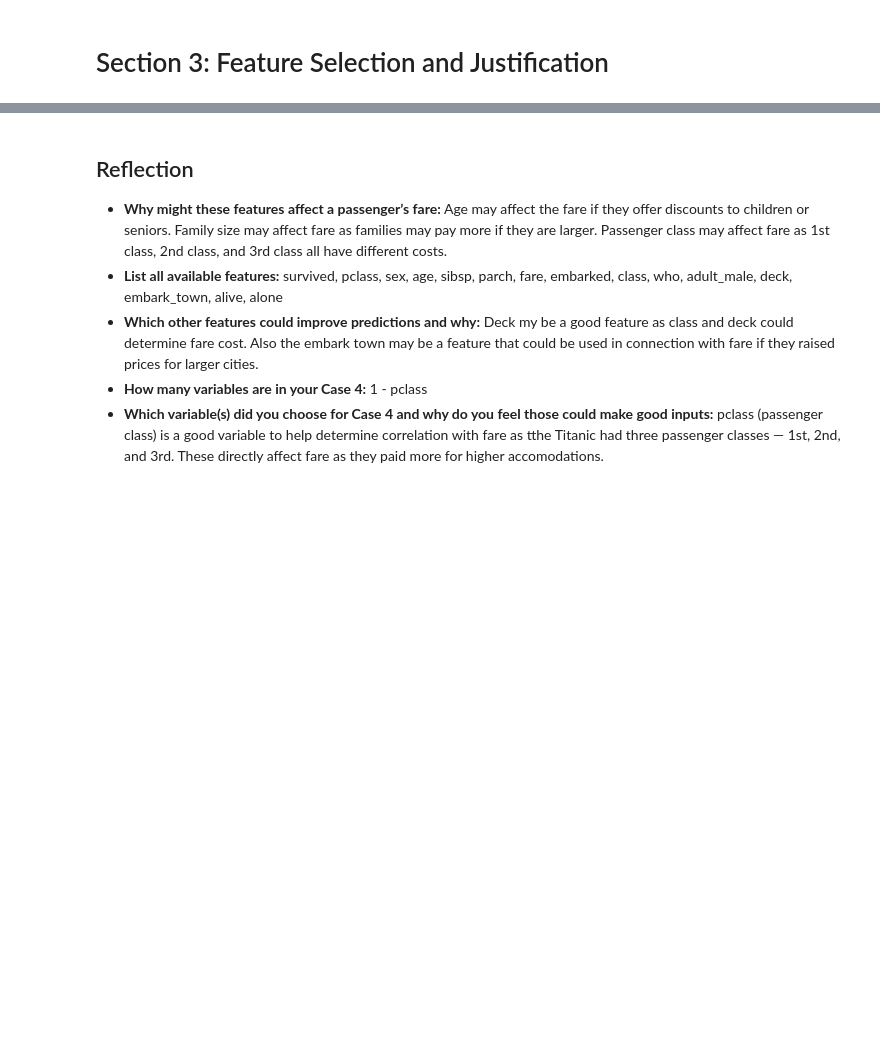
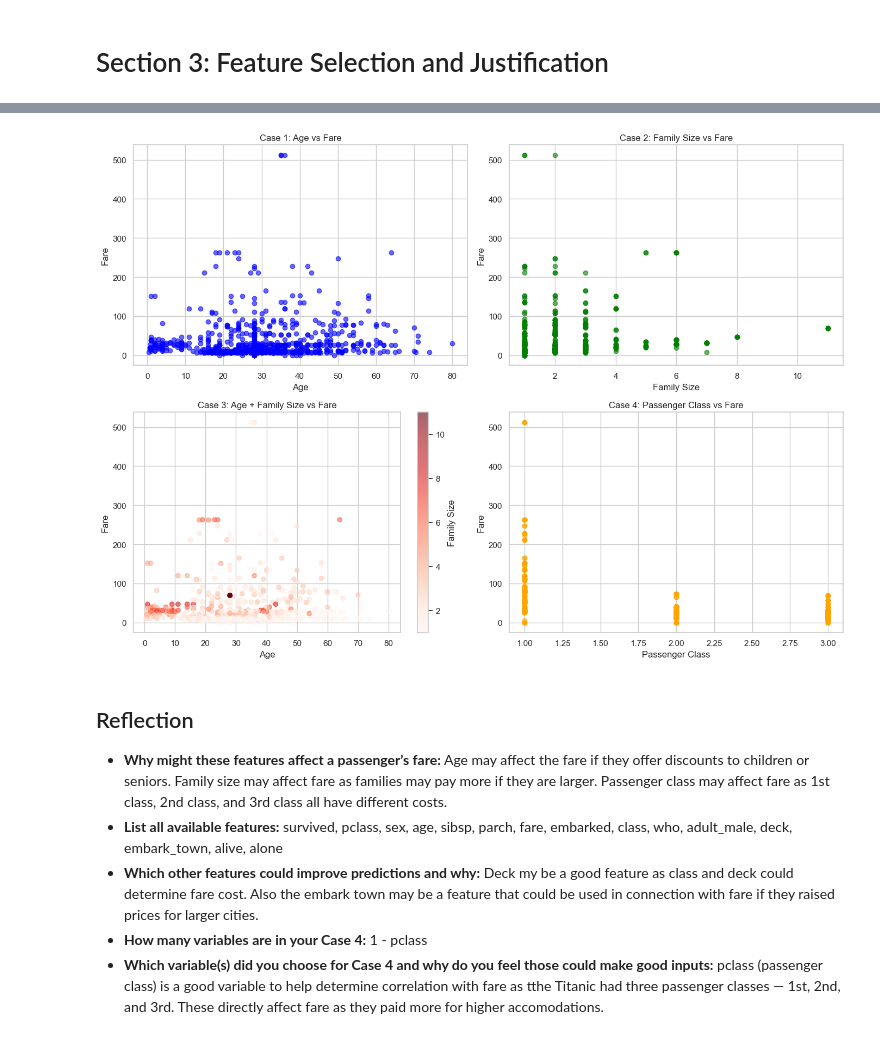
Before and after one commit to LFoster03/applied-ml-foster, a Jupyter notebook: notebooks/project04/ml04_foster.ipynb, the cells around one changed output, grey strips where cells are left out. Saved outputs shown, nothing was run; the diff lists cells and outputs as text; code cells hidden in the pictures; blank space fills up the shorter version.

```diff
--- a/notebooks/project04/ml04_foster.ipynb
+++ b/notebooks/project04/ml04_foster.ipynb
@@ -60,3 +106,37 @@ y4 = titanic["fare"]
+# %%
+fig, axes = plt.subplots(2, 2, figsize=(14, 10))
+
+# Case 1: Age vs Fare
+axes[0, 0].scatter(titanic['age'], titanic['fare'], alpha=0.6, color='blue')
+axes[0, 0].set_title("Case 1: Age vs Fare")
+axes[0, 0].set_xlabel("Age")
+axes[0, 0].set_ylabel("Fare")
+
+# Case 2: Family Size vs Fare
+axes[0, 1].scatter(titanic['family_size'], titanic['fare'], alpha=0.6, color='green')
+axes[0, 1].set_title("Case 2: Family Size vs Fare")
+axes[0, 1].set_xlabel("Family Size")
+axes[0, 1].set_ylabel("Fare")
+
+# Case 3: Age + Family Size vs Fare
+# We'll use color to encode family size
+scatter = axes[1, 0].scatter(titanic['age'], titanic['fare'], c=titanic['family_size'], cmap='Reds', alpha=0.6)
+axes[1, 0].set_title("Case 3: Age + Family Size vs Fare")
+axes[1, 0].set_xlabel("Age")
+axes[1, 0].set_ylabel("Fare")
+cbar = plt.colorbar(scatter, ax=axes[1, 0])
+cbar.set_label("Family Size")
+
+# Case 4: Passenger Class vs Fare
+axes[1, 1].scatter(titanic['pclass'], titanic['fare'], alpha=0.6, color='orange')
+axes[1, 1].set_title("Case 4: Passenger Class vs Fare")
+axes[1, 1].set_xlabel("Passenger Class")
+axes[1, 1].set_ylabel("Fare")
+
+plt.tight_layout()
+plt.show()
+# %% [output]
+[figure, added]
 # %% [markdown]
 ## Reflection
 - **Why might these features affect a passenger’s fare:** Age may affect the fare if they offer discounts to children or seniors. Family size may affect fare as families may pay more if they are larger. Passenger class may affect fare as 1st class, 2nd class, and 3rd class all have different costs.
```
Also changed, not shown: parts of 4 cells of this notebook.
